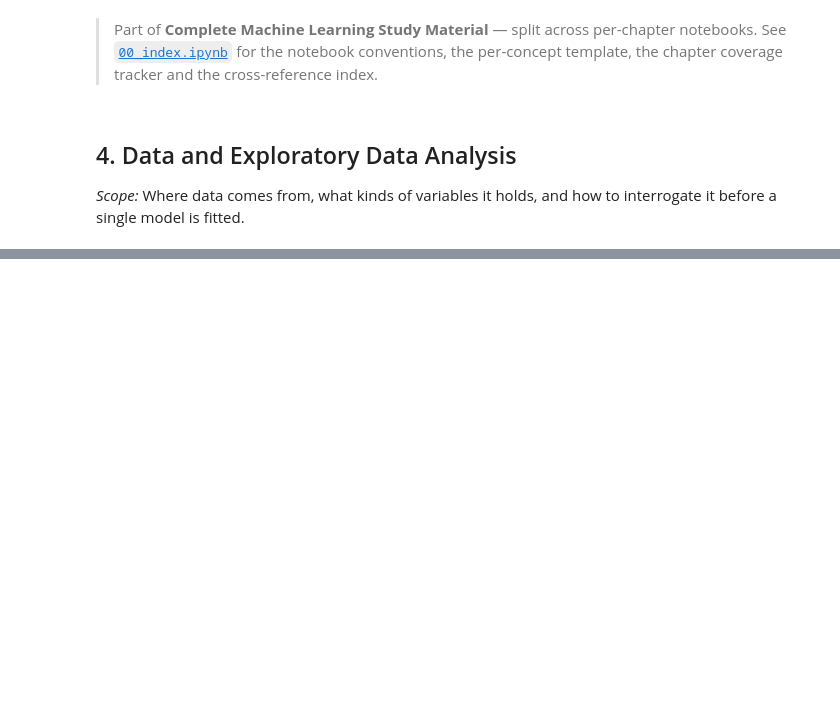
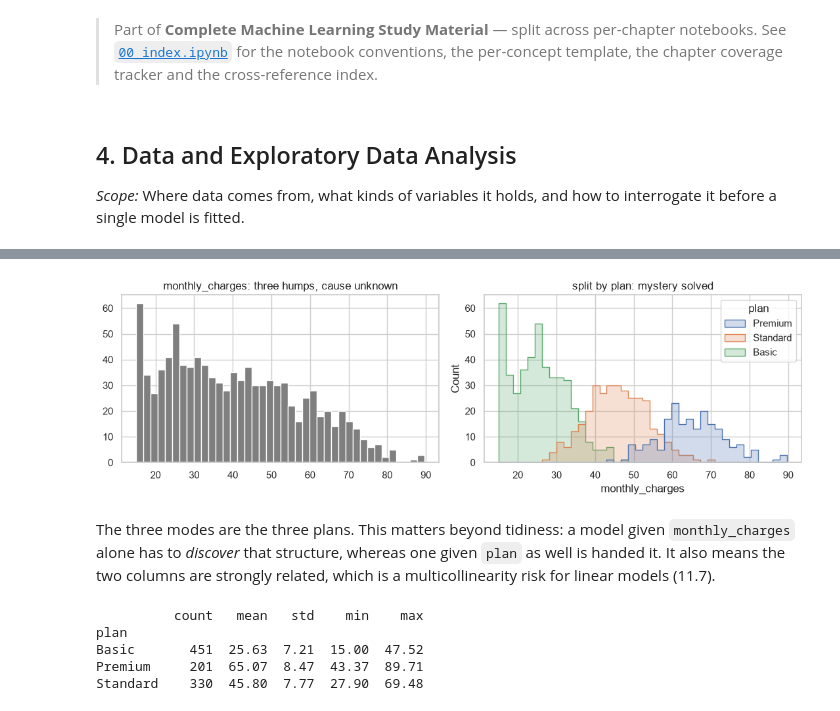
Before and after one commit to Shayan2002Saha/ML_Materials, a Jupyter notebook: 04_data_and_eda.ipynb, the cells around one changed output, grey strips where cells are left out. Cells and saved outputs as stored; diff of their text form; code cells hidden in the pictures; blank space fills up the shorter version.

```diff
--- a/04_data_and_eda.ipynb
+++ b/04_data_and_eda.ipynb
@@ -46,0 +17,14 @@
+# %%
+import numpy as np
+import pandas as pd
+import matplotlib.pyplot as plt
+import seaborn as sns
+
+RANDOM_STATE = 42
+rng = np.random.default_rng(RANDOM_STATE)
+
+pd.set_option("display.width", 110)
+sns.set_theme(style="whitegrid")
+
+customers = pd.read_csv("data/customers.csv")
+print(customers.shape)
@@ -46,0 +384,26 @@
+# %%
+fig, axes = plt.subplots(1, 2, figsize=(11, 3.6))
+
+axes[0].hist(customers["monthly_charges"].dropna(), bins=40, color="tab:gray")
+axes[0].set_title("monthly_charges: three humps, cause unknown")
+
+sns.histplot(data=customers, x="monthly_charges", hue="plan", bins=40,
+             element="step", ax=axes[1])
+axes[1].set_title("split by plan: mystery solved")
+
+fig.tight_layout()
+plt.show()
+# %% [output]
+[figure, added]
+# %% [markdown]
+The three modes are the three plans. This matters beyond tidiness: a model given `monthly_charges` alone
+has to *discover* that structure, whereas one given `plan` as well is handed it. It also means the two
+columns are strongly related, which is a multicollinearity risk for linear models (11.7).
+# %%
+print(customers.groupby("plan")["monthly_charges"].agg(["count", "mean", "std", "min", "max"]).round(2))
+# %% [output]
+          count   mean   std    min    max
+plan
+Basic       451  25.63  7.21  15.00  47.52
+Premium     201  65.07  8.47  43.37  89.71
+Standard    330  45.80  7.77  27.90  69.48
```
Also changed, not shown: parts of 74 cells of this notebook, 4 other files.
